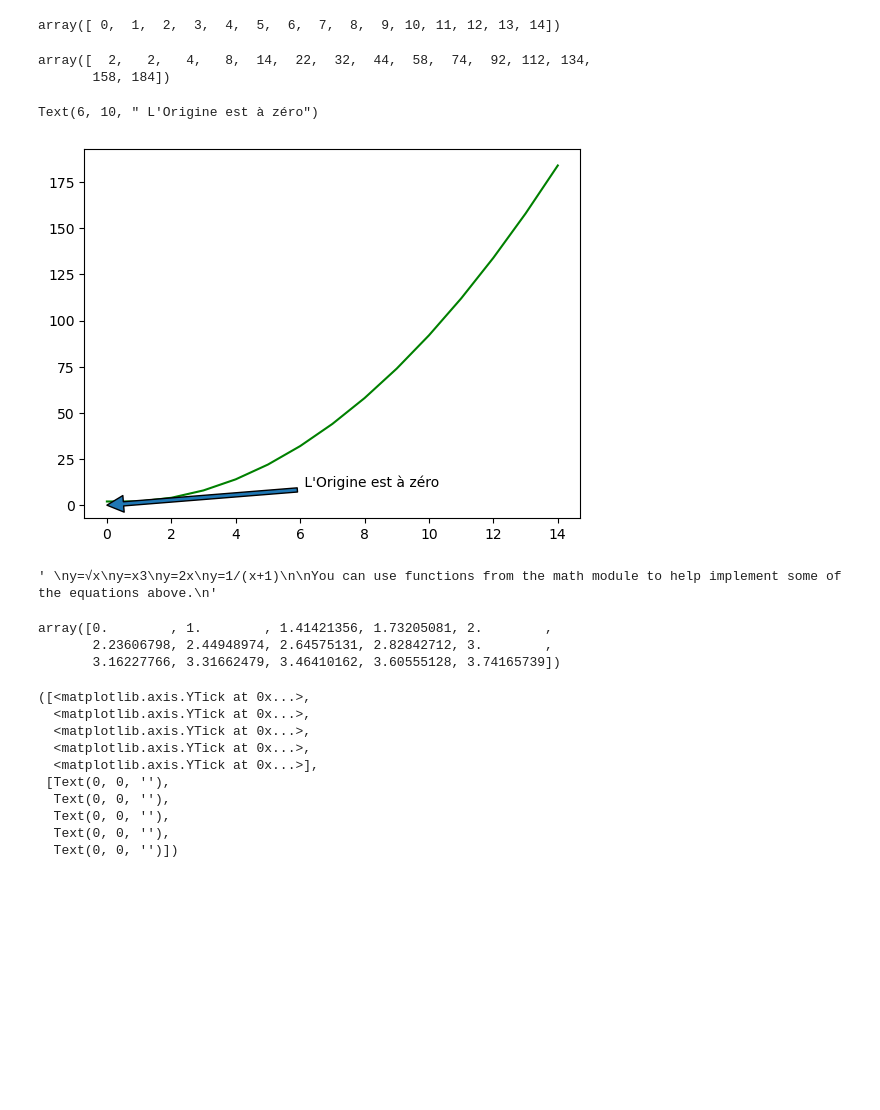
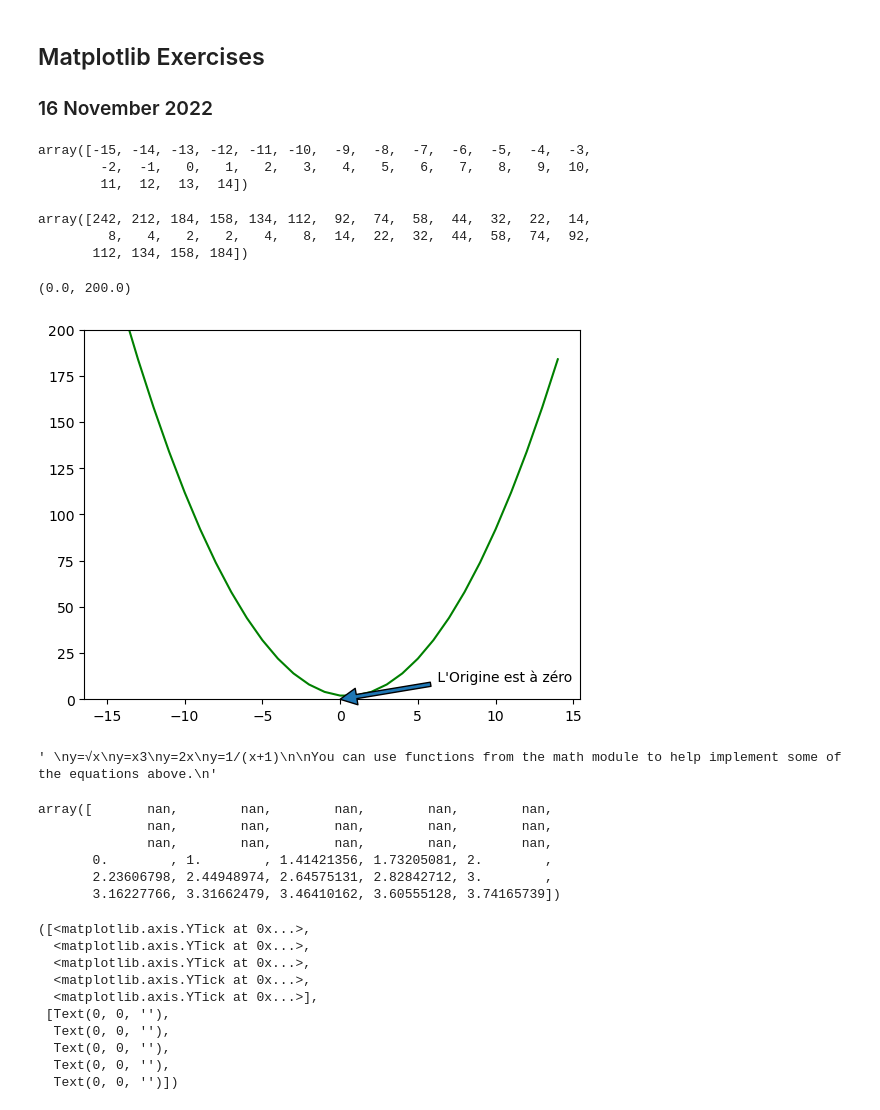
Before and after one commit to MagdalenaRahn/numpy-pandas-visualization-exercises, a Jupyter notebook: matplotlib_exercises_16Nov2022.ipynb, the cells around one changed output. Saved outputs shown, nothing was run; the diff lists cells and outputs as text; code cells hidden in the pictures; blank space fills up the shorter version.

```diff
--- a/matplotlib_exercises_16Nov2022.ipynb
+++ b/matplotlib_exercises_16Nov2022.ipynb
@@ -1,3 +1,7 @@
+# %% [markdown]
+## Matplotlib Exercises
+
+### 16 November 2022
 # %%
 import matplotlib.pyplot as plt
 import pandas as pd
@@ -10,28 +14,33 @@ import math as m
 # 1 / Use matplotlib to plot the following equation: y = x2 − x + 2
 
 # Write the code that generates the x and y points.
-
 # Add an anotation for the point 0, 0, the origin.
 
-x = np.array(range(0,15))
+x = np.array(range(-15,15))
 x
 # %% [output]
-array([ 0,  1,  2,  3,  4,  5,  6,  7,  8,  9, 10, 11, 12, 13, 14])
+array([-15, -14, -13, -12, -11, -10,  -9,  -8,  -7,  -6,  -5,  -4,  -3,
+        -2,  -1,   0,   1,   2,   3,   4,   5,   6,   7,   8,   9,  10,
+        11,  12,  13,  14])
 # %%
 # 1
 y = x ** 2 - x + 2
 y
 # %% [output]
-array([  2,   2,   4,   8,  14,  22,  32,  44,  58,  74,  92, 112, 134,
-       158, 184])
+array([242, 212, 184, 158, 134, 112,  92,  74,  58,  44,  32,  22,  14,
+         8,   4,   2,   2,   4,   8,  14,  22,  32,  44,  58,  74,  92,
+       112, 134, 158, 184])
 # %%
 # 1
 plt.plot(x,y, c = 'g')
 
 plt.annotate(text = ' L\'Origine est à zéro', xy = (0,0), xytext = (6,10), arrowprops = {'width': 3})
+
+# SET A Y LIMIT
+plt.ylim(0, 200)
 # %% [output]
-Text(6, 10, " L'Origine est à zéro")
+(0.0, 200.0)
-[figure, old version]
+[figure, new version]
 # %%
 # 2 / Create and label 4 separate charts for the following equations (choose a range for x that makes sense):
 '''
@@ -46,14 +55,18 @@ You can use functions from the math module to help implement some of the equatio
 ' \ny=√x\ny=x3\ny=2x\ny=1/(x+1)\n\nYou can use functions from the math module to help implement some of the equations above.\n'
 # %%
 # 2
-x = np.array(range(0,15))
+x = np.array(range(-15,15))
+
 y_sq = np.sqrt(x)
 y_sq
 
 
 # y = x ** (0.5)
 # %% [output]
-array([0.        , 1.        , 1.41421356, 1.73205081, 2.        ,
+array([       nan,        nan,        nan,        nan,        nan,
+              nan,        nan,        nan,        nan,        nan,
+              nan,        nan,        nan,        nan,        nan,
+       0.        , 1.        , 1.41421356, 1.73205081, 2.        ,
        2.23606798, 2.44948974, 2.64575131, 2.82842712, 3.        ,
        3.16227766, 3.31662479, 3.46410162, 3.60555128, 3.74165739])
 # %%
```
Also changed, not shown: parts of 13 cells of this notebook, 4 other files.
